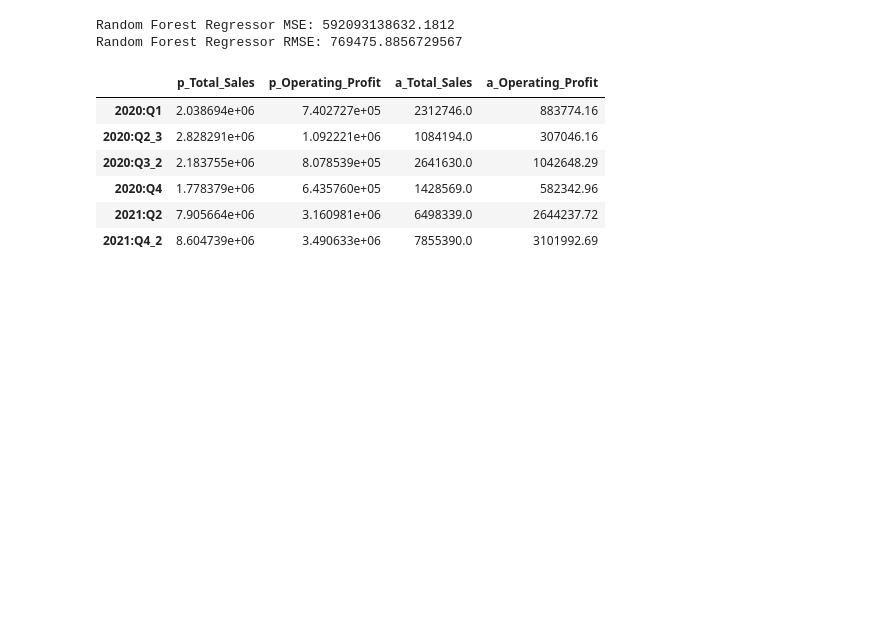
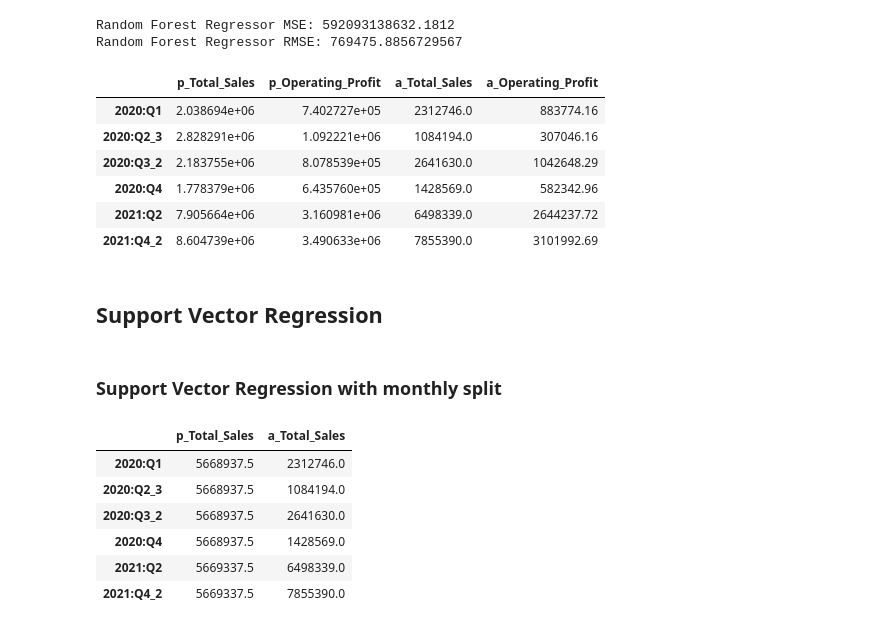
Before and after one commit to MitchellGleason/Final-Project, a Jupyter notebook: Machine Leanring Notebooks/multi_linear_reg_ML.ipynb, the cells around one changed output. Drawn from its saved outputs; the diff is of its cells as text; code cells hidden in the pictures; blank space fills up the shorter version.

```diff
--- a/Machine Leanring Notebooks/multi_linear_reg_ML.ipynb
+++ b/Machine Leanring Notebooks/multi_linear_reg_ML.ipynb
@@ -543,0 +549,4 @@ px.line(monthly_merged_df, x=monthly_merged_df.index, y=['Total Sales', 'Operati
+# %% [markdown]
+## Support Vector Regression
+# %% [markdown]
+### Support Vector Regression with monthly split
@@ -543,0 +562,16 @@ px.line(monthly_merged_df, x=monthly_merged_df.index, y=['Total Sales', 'Operati
+# %%
+#Create a dataframe of the predictions
+svr_quarterly_model_df = pd.DataFrame(svr_quarterly_model_predictions, columns=['p_Total_Sales'], index=y_test.index).sort_index()
+
+#Add the actual values to the dataframe
+svr_quarterly_model_df['a_Total_Sales'] = y_test['Total Sales']
+# %%
+svr_quarterly_model_df
+# %% [output]
+|  | p_Total_Sales | a_Total_Sales |
+| 2020:Q1 | 5668937.5 | 2312746.0 |
+| 2020:Q2_3 | 5668937.5 | 1084194.0 |
+| 2020:Q3_2 | 5668937.5 | 2641630.0 |
+| 2020:Q4 | 5668937.5 | 1428569.0 |
+| 2021:Q2 | 5669337.5 | 6498339.0 |
+| 2021:Q4_2 | 5669337.5 | 7855390.0 |
```
Also changed, not shown: parts of 19 cells of this notebook.
